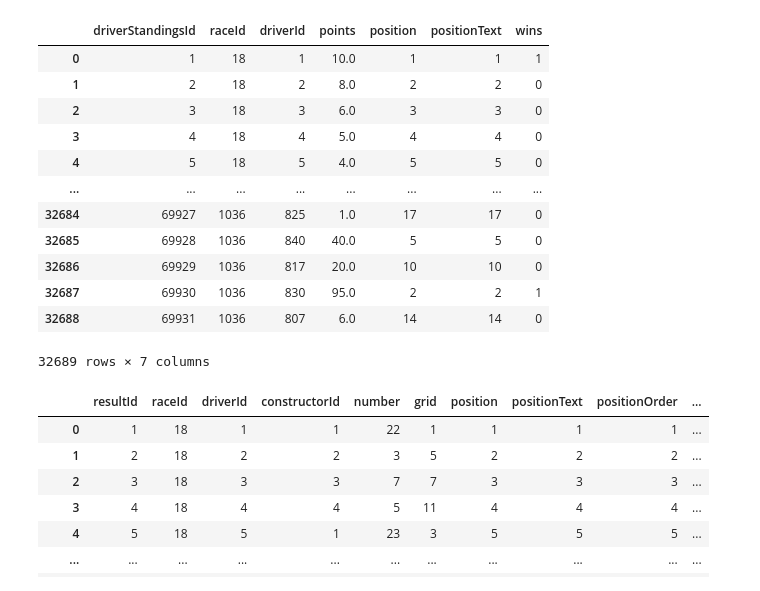
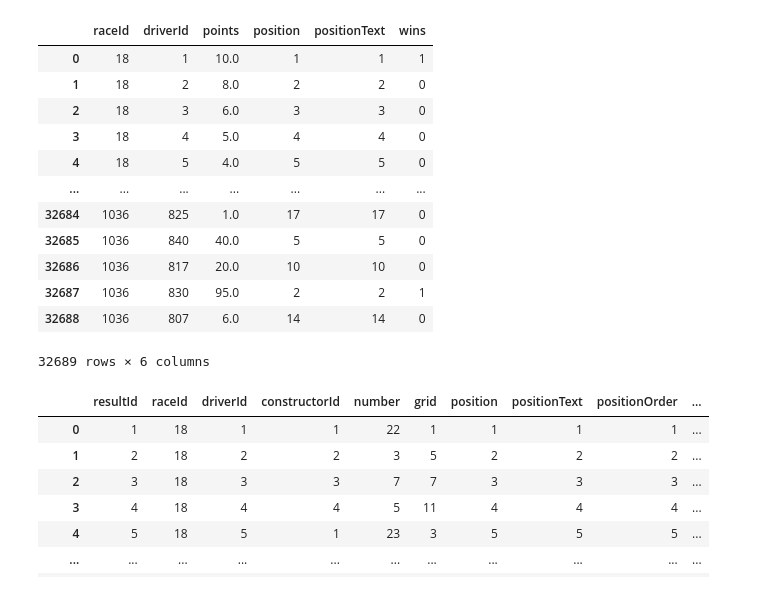
Before and after one commit to maxThoor/Formula-1-Race-Data, a Jupyter notebook: Visualisation_drivers_JR.ipynb, the cells around one changed output. Drawn from its saved outputs; the diff is of its cells as text; code cells hidden in the pictures.

```diff
--- a/Visualisation_drivers_JR.ipynb
+++ b/Visualisation_drivers_JR.ipynb
@@ -21,7 +23,11 @@ for subdir, dirs, files in os.walk(r'Datasets/'):
                 csvDict[filename[:-4]] = pd.read_csv(Path(filepath), sep=",")
             if "status.csv" == filename:
                 csvDict[filename[:-4]] = pd.read_csv(Path(filepath), sep=",")
+            if "constructors.csv" == filename:
+                csvDict[filename[:-4]] = pd.read_csv(Path(filepath), sep=",")
             if "races.csv" == filename:
+                csvDict[filename[:-4]] = pd.read_csv(Path(filepath), sep=",")
+            if "circuits.csv" == filename:
                 csvDict[filename[:-4]] = pd.read_csv(Path(filepath), sep=",")
 for i in csvDict.keys():
     print (i)
@@ -74,20 +88,21 @@ drivers
 # %%
 driver_standings = csvDict["driver_standings"]
+driver_standings = driver_standings.drop(columns = ["driverStandingsId"])
 driver_standings
 # %% [output]
-|  | driverStandingsId | raceId | driverId | points | position | positionText | wins |
-| 0 | 1 | 18 | 1 | 10.0 | 1 | 1 | 1 |
-| 1 | 2 | 18 | 2 | 8.0 | 2 | 2 | 0 |
-| 2 | 3 | 18 | 3 | 6.0 | 3 | 3 | 0 |
-| 3 | 4 | 18 | 4 | 5.0 | 4 | 4 | 0 |
-| 4 | 5 | 18 | 5 | 4.0 | 5 | 5 | 0 |
-| ... | ... | ... | ... | ... | ... | ... | ... |
-| 32684 | 69927 | 1036 | 825 | 1.0 | 17 | 17 | 0 |
-| 32685 | 69928 | 1036 | 840 | 40.0 | 5 | 5 | 0 |
-| 32686 | 69929 | 1036 | 817 | 20.0 | 10 | 10 | 0 |
-| 32687 | 69930 | 1036 | 830 | 95.0 | 2 | 2 | 1 |
-| 32688 | 69931 | 1036 | 807 | 6.0 | 14 | 14 | 0 |
+|  | raceId | driverId | points | position | positionText | wins |
+| 0 | 18 | 1 | 10.0 | 1 | 1 | 1 |
+| 1 | 18 | 2 | 8.0 | 2 | 2 | 0 |
+| 2 | 18 | 3 | 6.0 | 3 | 3 | 0 |
+| 3 | 18 | 4 | 5.0 | 4 | 4 | 0 |
+| 4 | 18 | 5 | 4.0 | 5 | 5 | 0 |
+| ... | ... | ... | ... | ... | ... | ... |
+| 32684 | 1036 | 825 | 1.0 | 17 | 17 | 0 |
+| 32685 | 1036 | 840 | 40.0 | 5 | 5 | 0 |
+| 32686 | 1036 | 817 | 20.0 | 10 | 10 | 0 |
+| 32687 | 1036 | 830 | 95.0 | 2 | 2 | 1 |
+| 32688 | 1036 | 807 | 6.0 | 14 | 14 | 0 |
-32689 rows × 7 columns
+32689 rows × 6 columns
 # %%
 results = csvDict["results"]
 results
```
Also changed, not shown: parts of 41 cells of this notebook, 2 other files.
